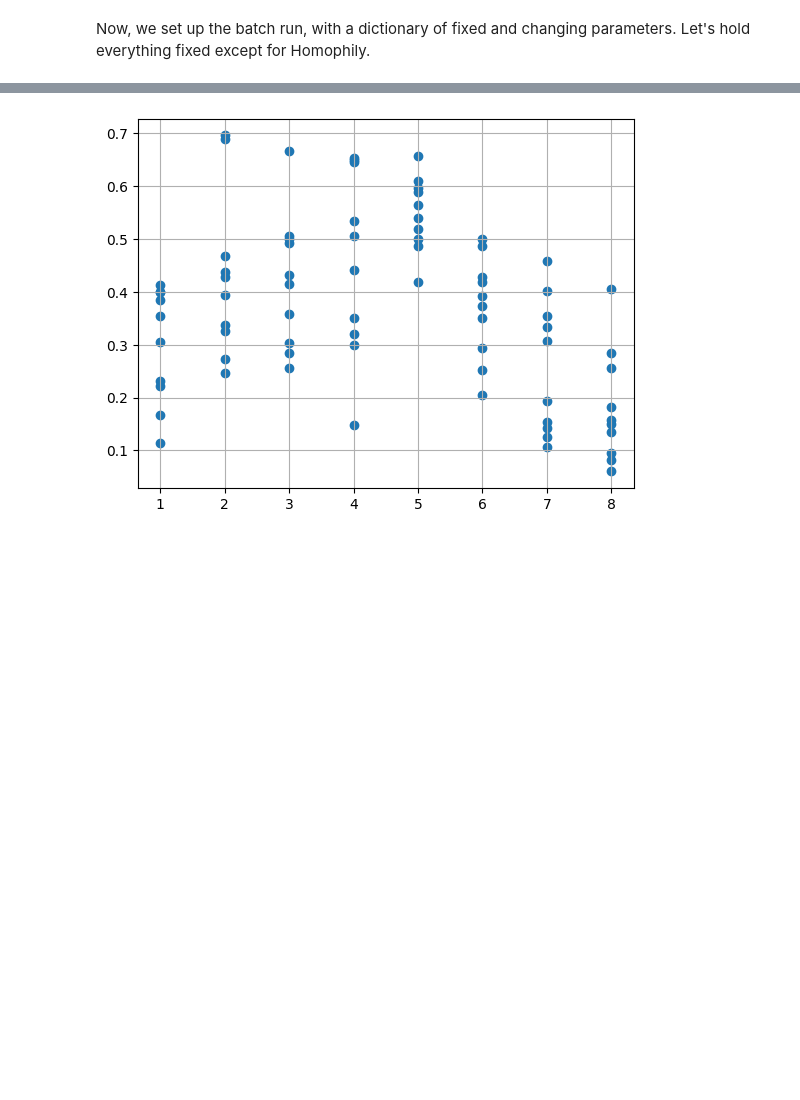
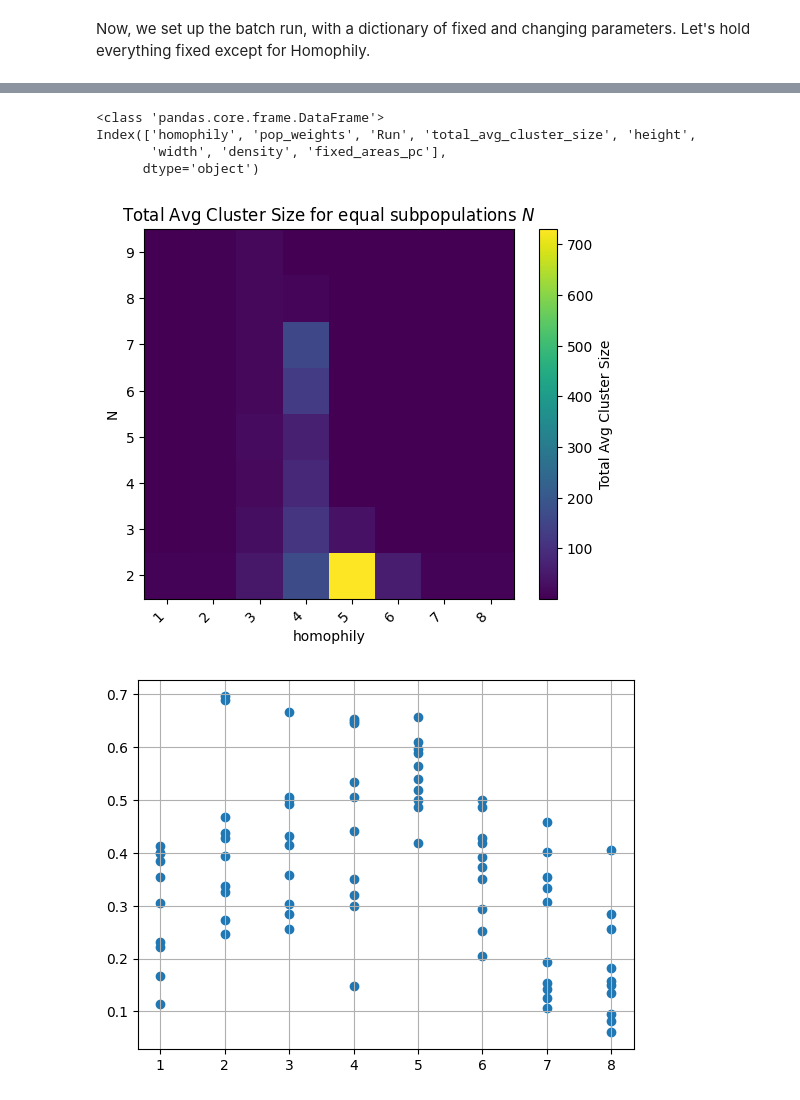
Before and after one commit to aM0NKE/ComplexSystemSimulation, a Jupyter notebook: mesa-schelling/analysis.ipynb, the cells around one changed output, grey strips where cells are left out. Saved outputs shown, nothing was run; the diff lists cells and outputs as text; code cells hidden in the pictures; blank space fills up the shorter version.

```diff
--- a/mesa-schelling/analysis.ipynb
+++ b/mesa-schelling/analysis.ipynb
@@ -132,3 +132,79 @@ AttributeError: 'Schelling' object has no attribute 'total_avg_cluster_size'
+# %%
+print(type(df))
+print(df.keys())
+# %% [output]
+<class 'pandas.core.frame.DataFrame'>
+Index(['homophily', 'pop_weights', 'Run', 'total_avg_cluster_size', 'height',
+       'width', 'density', 'fixed_areas_pc'],
+      dtype='object')
+# %%
+import numpy as np
+
+df.head()
+# df_end = df[df["Run"] == 63].copy()
+# df_end.head(5)
+df["N"] = 1 / df["pop_weights"].str[0]
+df["N"] = df["N"].astype(int)
+
+
+
+
+# Filter the DataFrame to keep only the rows with homophily from 3 to 7
+filtered_df = df[(df["homophily"] >= 1) & (df["homophily"] <= 8)]
+
+# Extract the filtered values
+homophily = filtered_df["homophily"]
+N = filtered_df["N"]
+total_avg_cluster_size = filtered_df["total_avg_cluster_size"]
+
+
+
+# # Convert the columns to numpy arrays
+# homophily = df["homophily"].values
+# N = df["N"].values
+# total_avg_cluster_size = df["total_avg_cluster_size"].values
+
+# Determine unique values and their corresponding indices
+unique_homophily = np.unique(homophily)
+unique_N = np.unique(N)
+
+# Create a grid of zeros for the heatmap
+heatmap = np.zeros((len(unique_N), len(unique_homophily)))
+
+# Fill the heatmap with the total_avg_cluster_size values
+for i, h in enumerate(unique_homophily):
+    for j, n in enumerate(unique_N):
+        mask = (homophily == h) & (N == n)
+        if np.any(mask):
+            heatmap[j, i] = total_avg_cluster_size.values[mask][0]
+
+# Create the plot
+fig, ax = plt.subplots()
+im = ax.imshow(heatmap, origin='lower', cmap="viridis")
+
+# Set the ticks and labels for x-axis and y-axis
+ax.set_xticks(np.arange(len(unique_homophily)))
+ax.set_yticks(np.arange(len(unique_N)))
+ax.set_xticklabels(unique_homophily)
+ax.set_yticklabels(unique_N)
+
+# Add a colorbar
+cbar = ax.figure.colorbar(im, ax=ax)
+cbar.set_label("Total Avg Cluster Size")
+
+# Set labels and title
+ax.set_xlabel("homophily")
+ax.set_ylabel("N")
+ax.set_title(r"Total Avg Cluster Size for equal subpopulations $N$")
+
+# Rotate x-axis tick labels if needed
+plt.setp(ax.get_xticklabels(), rotation=45, ha="right")
+
+plt.savefig('cluster_size_heatmap.png', dpi = 300)
+# Show the plot
+plt.show()
+# %% [output]
+[figure, added]
 # %%
 df = batch_run.get_model_vars_dataframe()
 # %%
```
Also changed, not shown: parts of 10 cells of this notebook, 4 other files.
